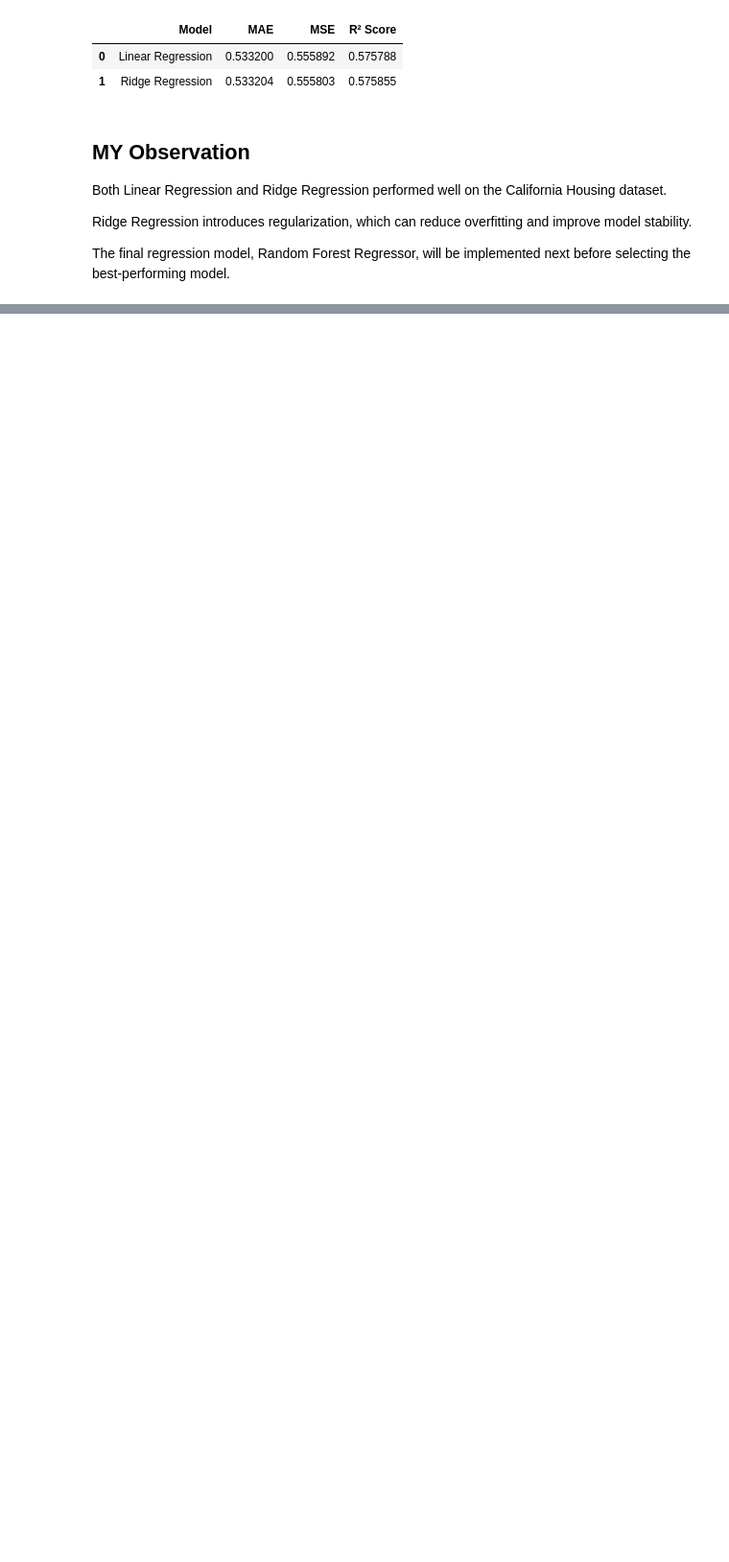
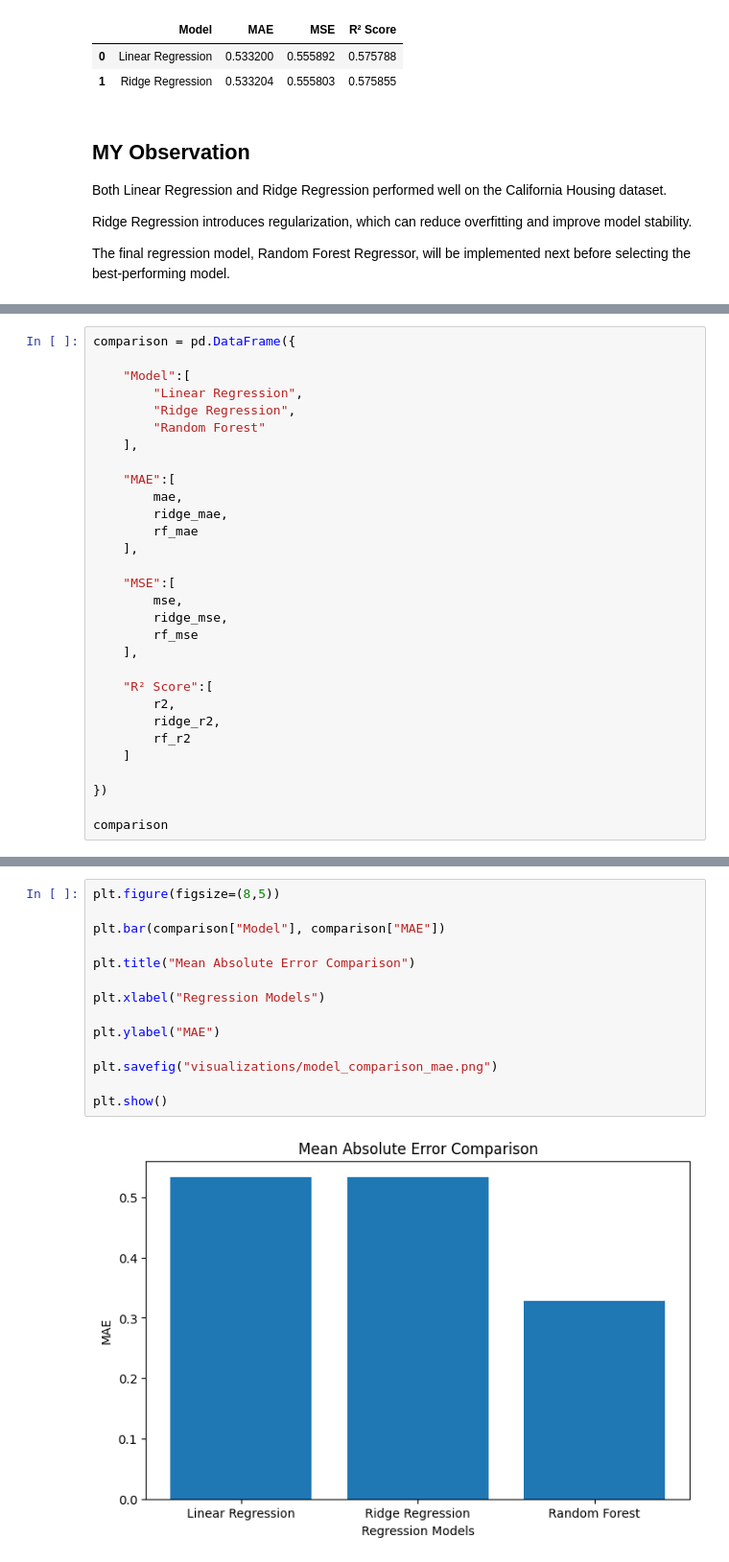
Before and after one commit to Abdullahkhawaja017/zynxis-internship-muhammadabdullah, a Jupyter notebook: Week_4_Regression_Model/Week4_Regression.ipynb, the cells around one changed output, grey strips where cells are left out. Shown at 96% size. Cells and saved outputs as stored; diff of their text form; blank space fills up the shorter version.

```diff
--- a/Week_4_Regression_Model/Week4_Regression.ipynb
+++ b/Week_4_Regression_Model/Week4_Regression.ipynb
@@ -484,0 +600,30 @@ The final regression model, Random Forest Regressor, will be implemented next be
+# %%
+comparison = pd.DataFrame({
+
+    "Model":[
+        "Linear Regression",
+        "Ridge Regression",
+        "Random Forest"
+    ],
+
+    "MAE":[
+        mae,
+        ridge_mae,
+        rf_mae
+    ],
+
+    "MSE":[
+        mse,
+        ridge_mse,
+        rf_mse
+    ],
+
+    "R² Score":[
+        r2,
+        ridge_r2,
+        rf_r2
+    ]
+
+})
+
+comparison
@@ -484,0 +703,16 @@ The final regression model, Random Forest Regressor, will be implemented next be
+# %%
+plt.figure(figsize=(8,5))
+
+plt.bar(comparison["Model"], comparison["MAE"])
+
+plt.title("Mean Absolute Error Comparison")
+
+plt.xlabel("Regression Models")
+
+plt.ylabel("MAE")
+
+plt.savefig("visualizations/model_comparison_mae.png")
+
+plt.show()
+# %% [output]
+[figure, added]
```
Also changed, not shown: parts of 24 cells of this notebook, 6 other files.
